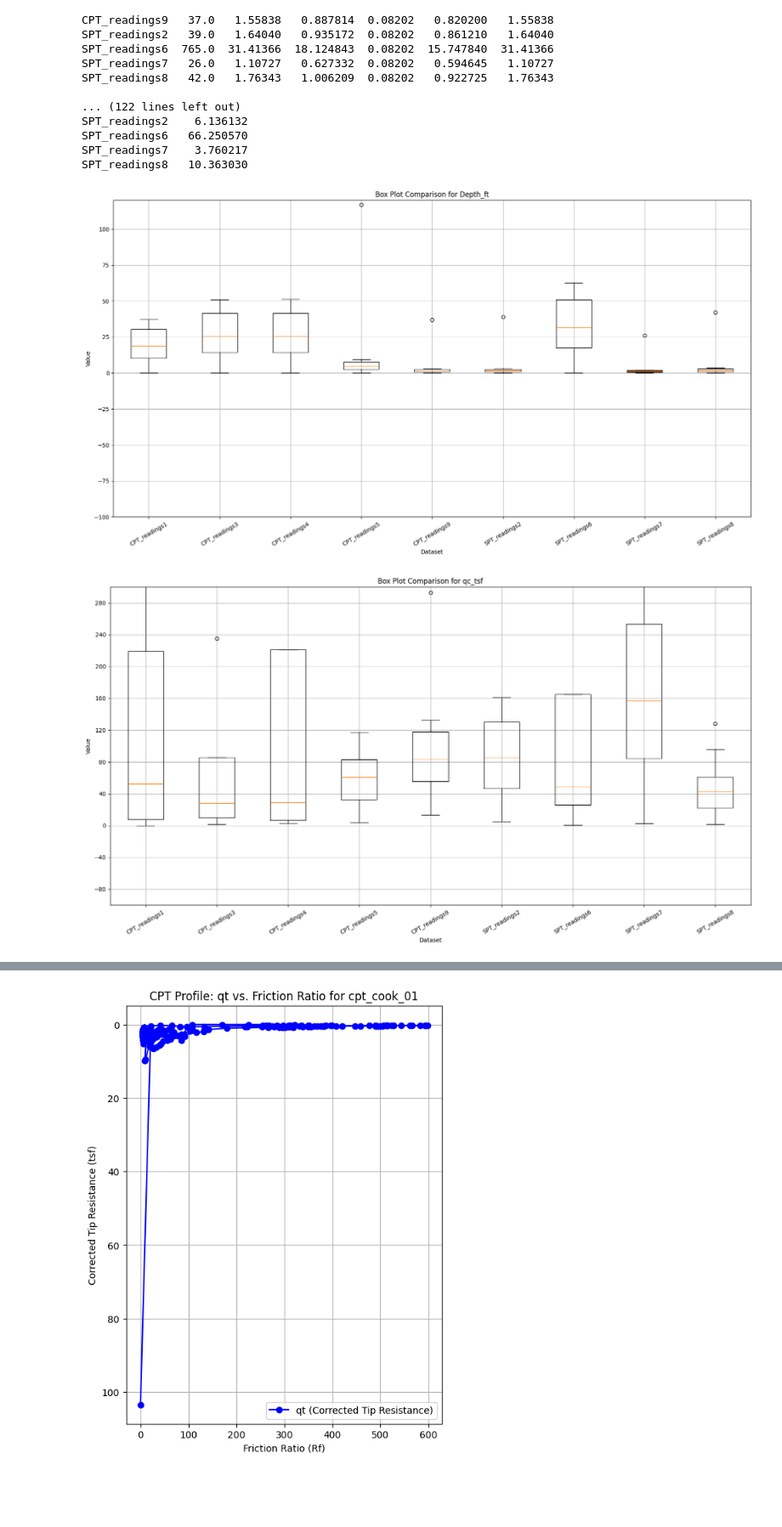
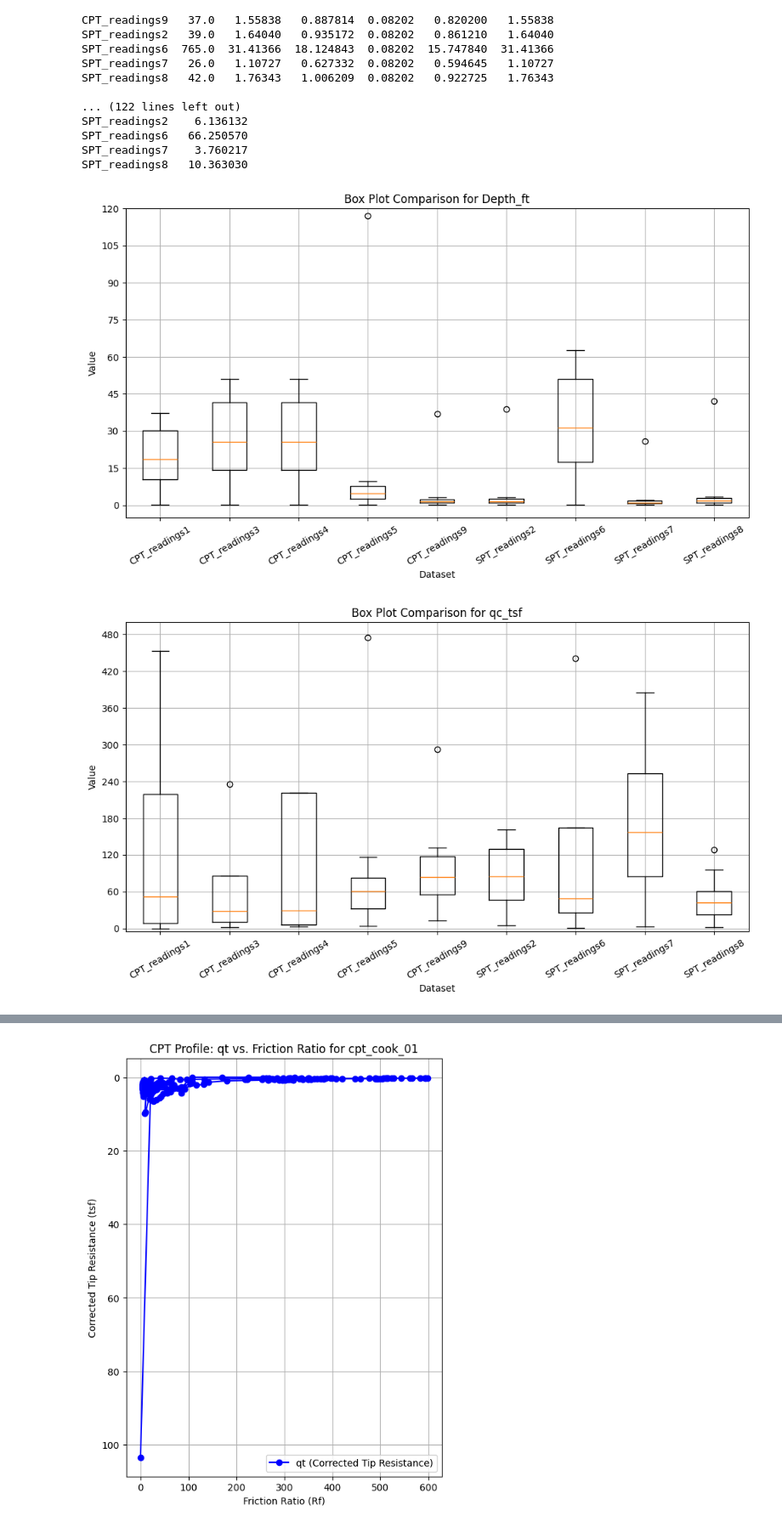
Before and after one commit to iGeology-Illinois/geol-581-module-3-principles-of-uncertainty-chapter-4-seanb7, a Jupyter notebook: Python Lab 4.ipynb, the cells around one changed output, grey strips where cells are left out. Shown at 85% size. Saved outputs shown, nothing was run; the diff lists cells and outputs as text; code cells hidden in the pictures; blank space fills up the shorter version.

```diff
--- a/Python Lab 4.ipynb
+++ b/Python Lab 4.ipynb
@@ -424,39 +424,39 @@ for column in key_columns:
 
     # Iterate through the index (file names) and corresponding dataframes in summary statistics
     for file_name, row in summary_statistics.iterrows(): # Iterate using iterrows
         if column in row.index: # Access the index for column check
             row_data = pd.to_numeric(row[column], errors='coerce')
             data[file_name] = row_data.dropna() if hasattr(row_data, 'dropna') else row_data # Handle single values
 
     if data:
-        fig, ax = plt.subplots(figsize=(20, 10)) # Create fig and ax
+        fig, ax = plt.subplots(figsize=(12, 6)) # Create fig and ax
         ax.boxplot(data.values(), labels=data.keys(), vert=True) # Use ax for boxplot
         ax.set_title(f"Box Plot Comparison for {column}") # Use ax for title
         ax.set_ylabel("Value") # Use ax for ylabel
         ax.set_xlabel("Dataset") # Use ax for xlabel
         plt.xticks(rotation=30)
         ax.grid(True) # Use ax for grid
 
 
 
 
        # Now you can use MaxNLocator on ax
         ax.yaxis.set_major_locator(MaxNLocator(integer=True))  # Ensure y-axis labels are integers
         # Set the y-axis limits based on the current column using ax for all cases
         if column == "Depth_ft":
-            ax.set_ylim(-100, 120)
+            ax.set_ylim(-5, 120)
         elif column == "qc_tsf":
-            ax.set_ylim(-100, 300)
+            ax.set_ylim(-5, 500)
         elif column == "qt_tsf":
-            ax.set_ylim(-100, 300)
+            ax.set_ylim(-5, 500)
         elif column == "fs_tsf":
-            ax.set_ylim(-100, 70)
+            ax.set_ylim(-5, 50)
         elif column == "u_ft":
-            ax.set_ylim(-100, 300)
+            ax.set_ylim(-25, 240)
         elif column == "Rf_pct":
-            ax.set_ylim(-100, 120)
+            ax.set_ylim(-5, 120)
 
         plt.show()
 # %% [output]
-[figure, old version]
+[figure, new version]
-[figure, old version]
+[figure, new version]
```
Also changed, not shown: parts of 1 cell of this notebook.
